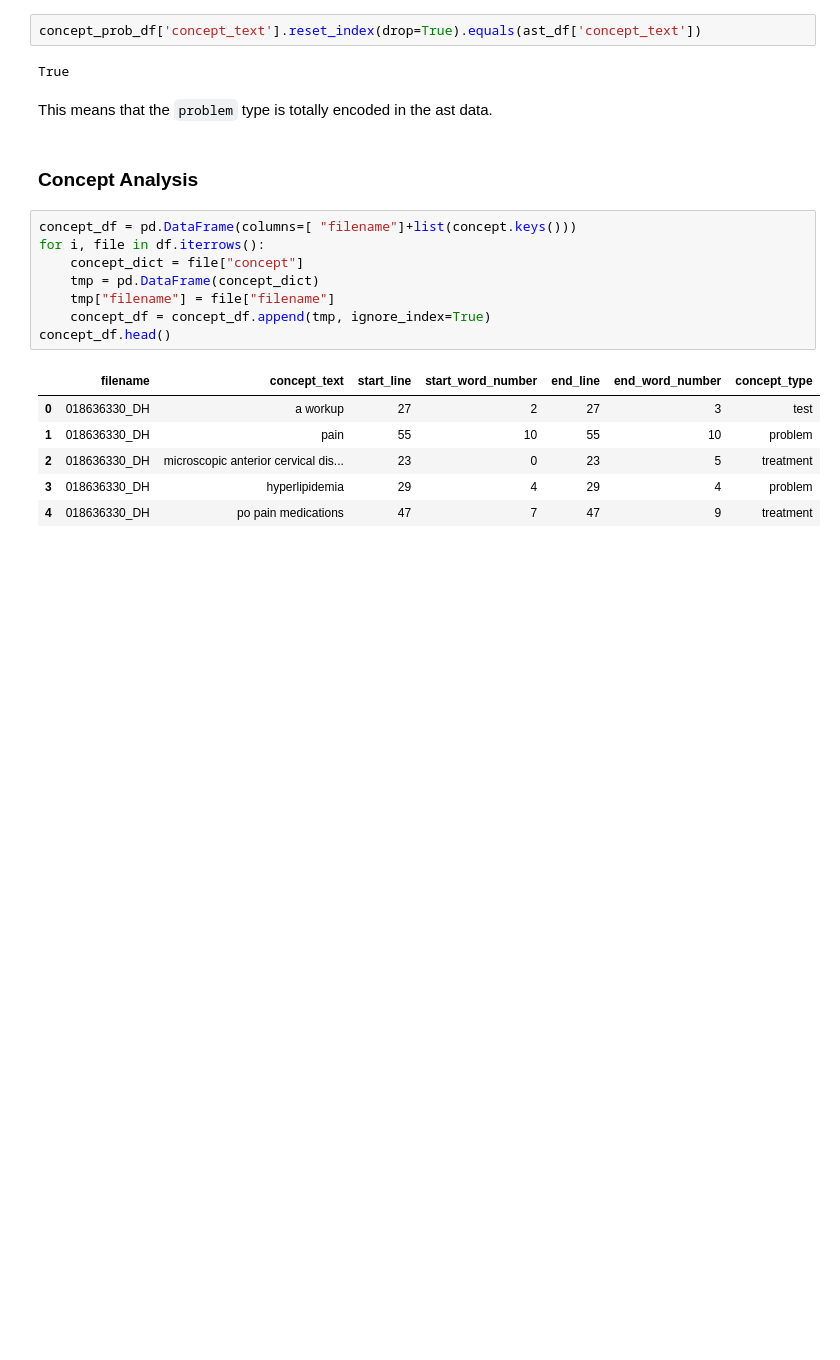
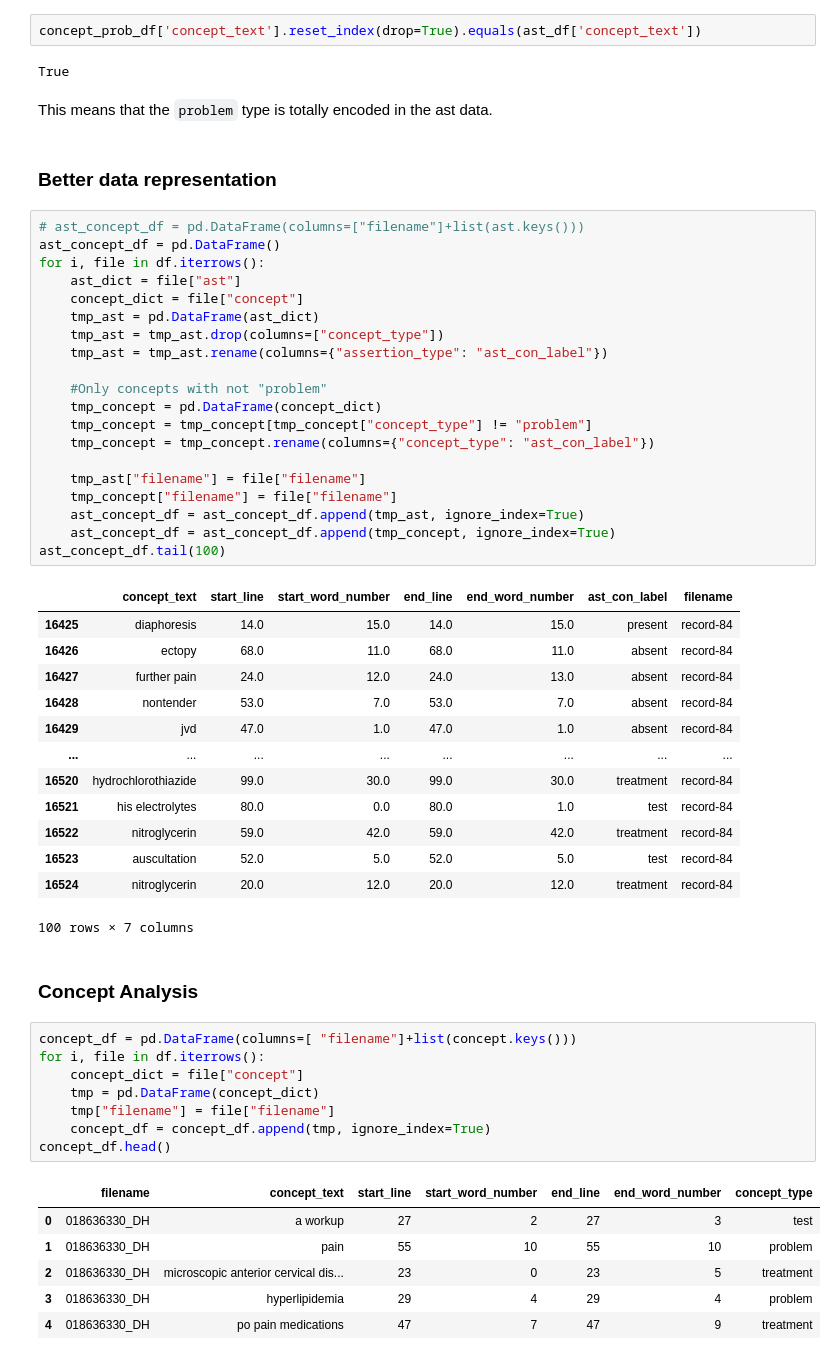
Before and after one commit to Mustapha-AJEGHRIR/medical_txt_parser, a Jupyter notebook: src/notebooks/eda/eda.ipynb, the cells around one changed output. Drawn from its saved outputs; the diff is of its cells as text; blank space fills up the shorter version.

Commit message:
better way of labelisation

```diff
--- a/src/notebooks/eda/eda.ipynb
+++ b/src/notebooks/eda/eda.ipynb
@@ -103,6 +103,42 @@ concept_prob_df['concept_text'].reset_index(drop=True).equals(ast_df['concept_te
 True
 # %% [markdown]
 This means that the `problem` type is totally encoded in the ast data.
+# %% [markdown]
+### Better data representation
+# %%
+# ast_concept_df = pd.DataFrame(columns=["filename"]+list(ast.keys()))
+ast_concept_df = pd.DataFrame()
+for i, file in df.iterrows():
+    ast_dict = file["ast"]
+    concept_dict = file["concept"]
+    tmp_ast = pd.DataFrame(ast_dict)
+    tmp_ast = tmp_ast.drop(columns=["concept_type"])
+    tmp_ast = tmp_ast.rename(columns={"assertion_type": "ast_con_label"})
+
+    #Only concepts with not "problem"
+    tmp_concept = pd.DataFrame(concept_dict)
+    tmp_concept = tmp_concept[tmp_concept["concept_type"] != "problem"]
+    tmp_concept = tmp_concept.rename(columns={"concept_type": "ast_con_label"})
+
+    tmp_ast["filename"] = file["filename"]
+    tmp_concept["filename"] = file["filename"]
+    ast_concept_df = ast_concept_df.append(tmp_ast, ignore_index=True)
+    ast_concept_df = ast_concept_df.append(tmp_concept, ignore_index=True)
+ast_concept_df.tail(100)
+# %% [output]
+|  | concept_text | start_line | start_word_number | end_line | end_word_number | ast_con_label | filename |
+| 16425 | diaphoresis | 14.0 | 15.0 | 14.0 | 15.0 | present | record-84 |
+| 16426 | ectopy | 68.0 | 11.0 | 68.0 | 11.0 | absent | record-84 |
+| 16427 | further pain | 24.0 | 12.0 | 24.0 | 13.0 | absent | record-84 |
+| 16428 | nontender | 53.0 | 7.0 | 53.0 | 7.0 | absent | record-84 |
+| 16429 | jvd | 47.0 | 1.0 | 47.0 | 1.0 | absent | record-84 |
+| ... | ... | ... | ... | ... | ... | ... | ... |
+| 16520 | hydrochlorothiazide | 99.0 | 30.0 | 99.0 | 30.0 | treatment | record-84 |
+| 16521 | his electrolytes | 80.0 | 0.0 | 80.0 | 1.0 | test | record-84 |
+| 16522 | nitroglycerin | 59.0 | 42.0 | 59.0 | 42.0 | treatment | record-84 |
+| 16523 | auscultation | 52.0 | 5.0 | 52.0 | 5.0 | test | record-84 |
+| 16524 | nitroglycerin | 20.0 | 12.0 | 20.0 | 12.0 | treatment | record-84 |
+100 rows × 7 columns
 # %% [markdown]
 ### Concept Analysis
 # %%
```
Also changed, not shown: 1 other file.
